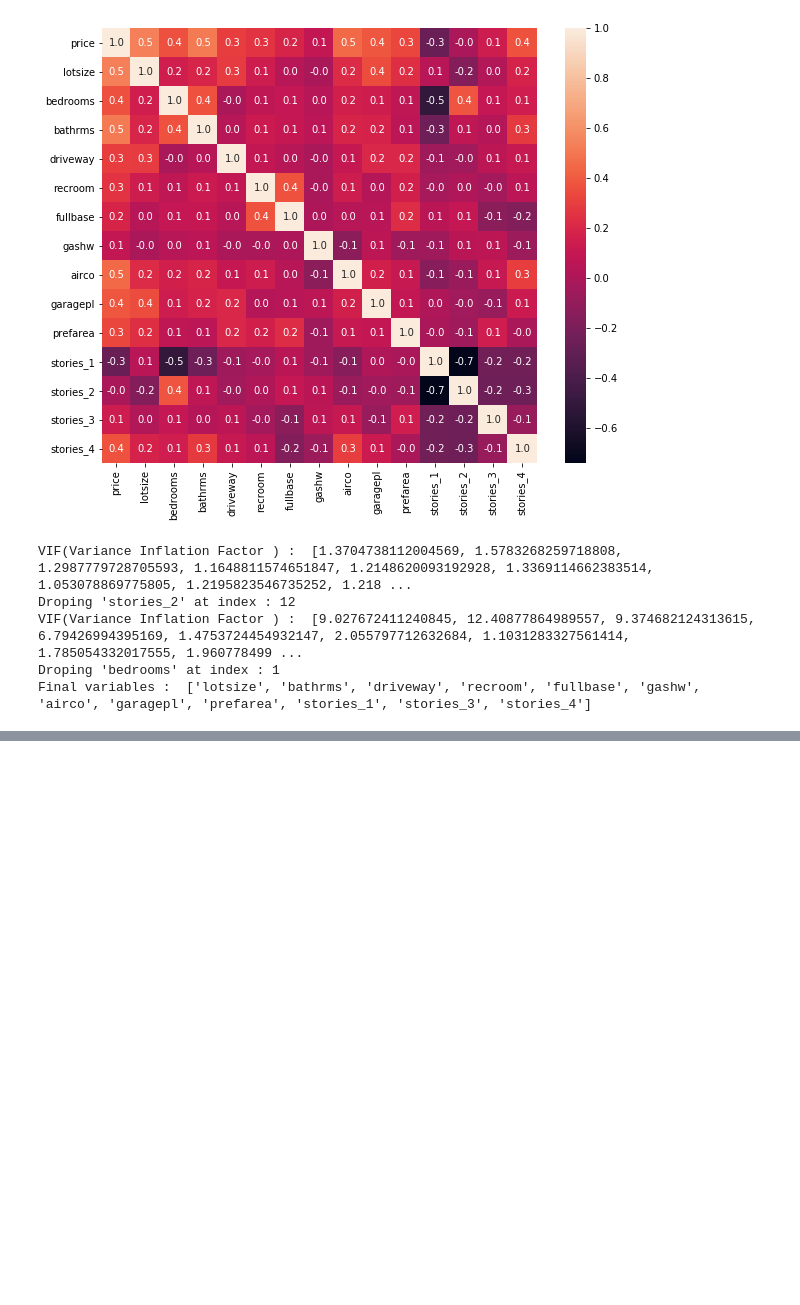
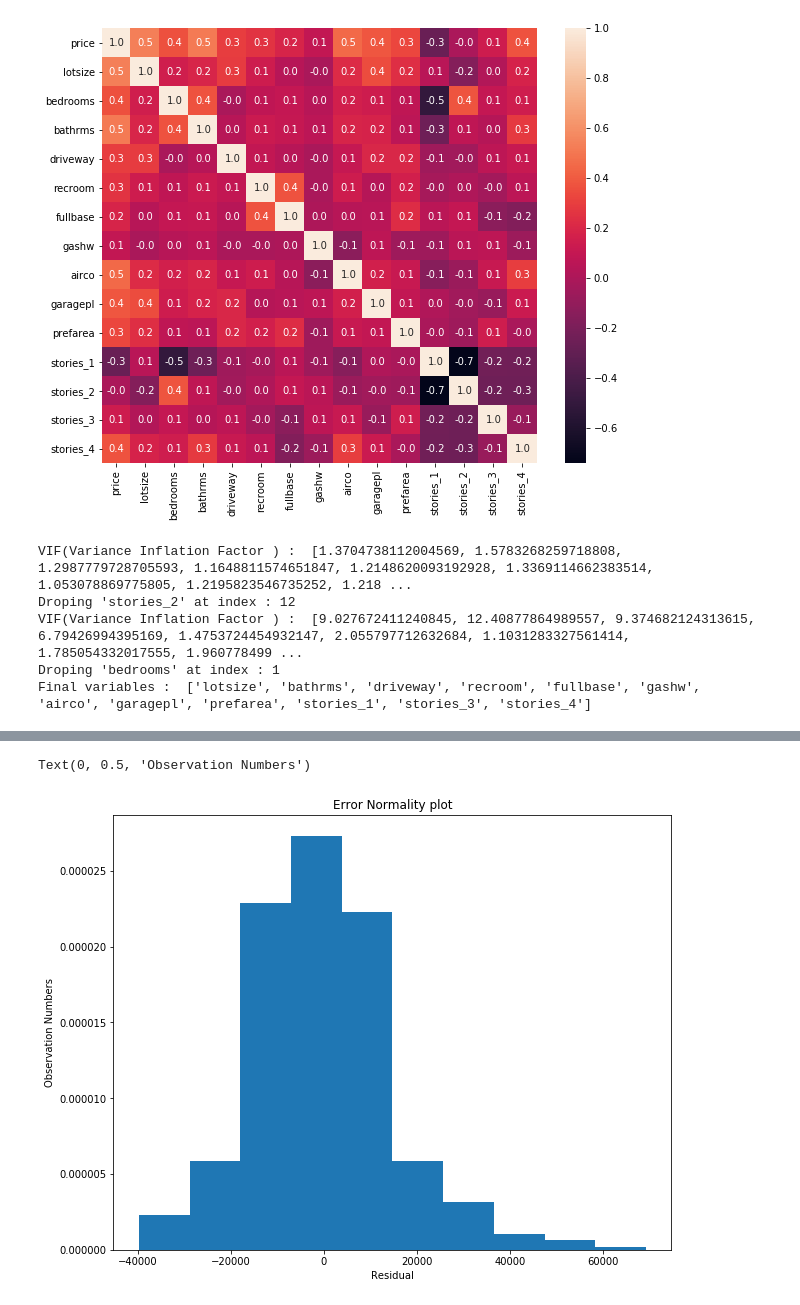
Before and after one commit to AHAMMADMEJBAH/Machine_Learning, a Jupyter notebook: Fundamentals Of Machine Learning/MultivarientRegression.ipynb, the cells around one changed output, grey strips where cells are left out. Drawn from its saved outputs; the diff is of its cells as text; code cells hidden in the pictures; blank space fills up the shorter version.

```diff
--- a/Fundamentals Of Machine Learning/MultivarientRegression.ipynb
+++ b/Fundamentals Of Machine Learning/MultivarientRegression.ipynb
@@ -266,0 +386,9 @@ Final variables :  ['lotsize', 'bathrms', 'driveway', 'recroom', 'fullbase', 'ga
+# %%
+plt.figure(figsize=(10, 8))
+plt.hist(lm.resid,density=True)
+plt.title("Error Normality plot")
+plt.xlabel('Residual')
+plt.ylabel('Observation Numbers')
+# %% [output]
+Text(0, 0.5, 'Observation Numbers')
+[figure, added]
```
Also changed, not shown: parts of 14 cells of this notebook.
